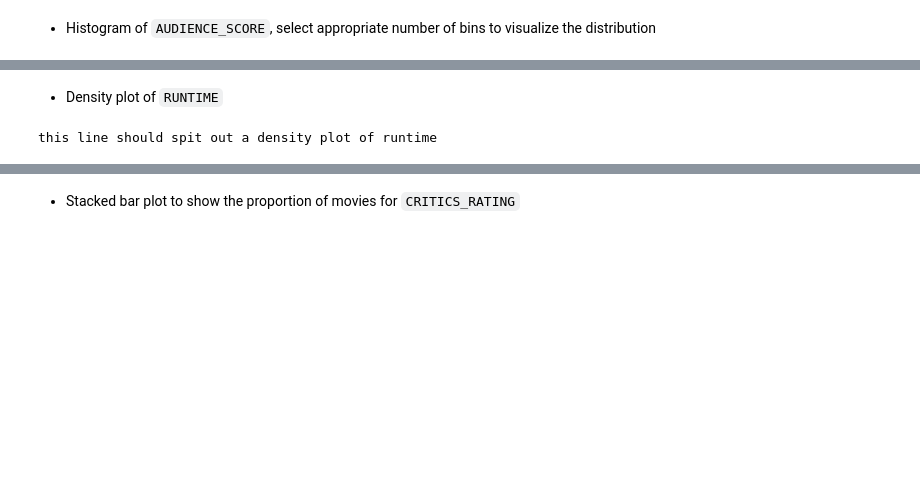
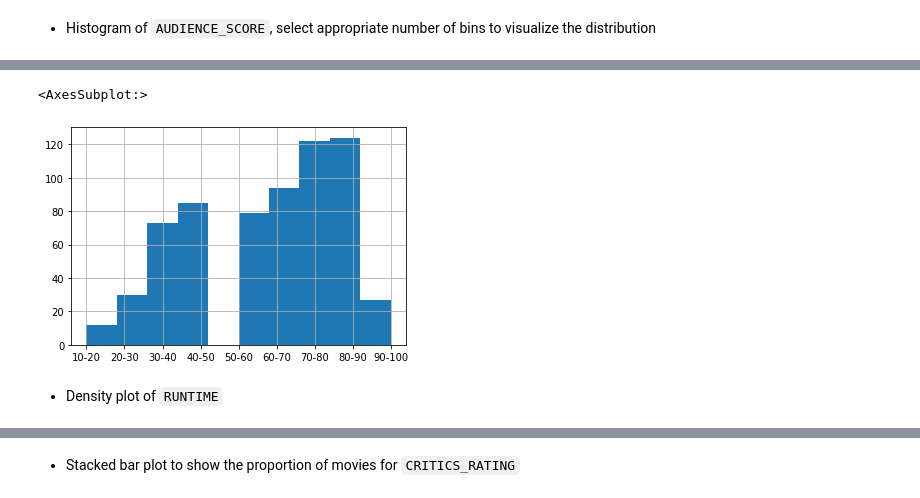
Before and after one commit to DevvyDont/DataMining, a Jupyter notebook: A1/A1_Group_Zamorano.ipynb, the cells around one changed output, grey strips where cells are left out. Cells and saved outputs as stored; diff of their text form; code cells hidden in the pictures; blank space fills up the shorter version.

```diff
--- a/A1/A1_Group_Zamorano.ipynb
+++ b/A1/A1_Group_Zamorano.ipynb
@@ -633,6 +714,17 @@ this line should spit out a histogram of audience score
+# %%
+col = data[AUDIENCE_SCORE][1:]
+col = col.sort_values()
+col = col.astype(int)
+col = pd.cut(
+    col,
+    bins=[0, 10, 20, 30, 40, 50, 60, 70, 80, 90, 100],
+    labels=['0-10', '10-20', '20-30', '30-40', '40-50', '50-60', '60-70', '70-80', '80-90', '90-100'],
+    ordered=True
+
+)
+col.hist()
+# %% [output]
+<AxesSubplot:>
+[figure, added]
 # %% [markdown]
 - Density plot of `RUNTIME`
-# %%
-print('this line should spit out a density plot of runtime')
-# %% [output]
-this line should spit out a density plot of runtime
```
Also changed, not shown: parts of 29 cells of this notebook.
